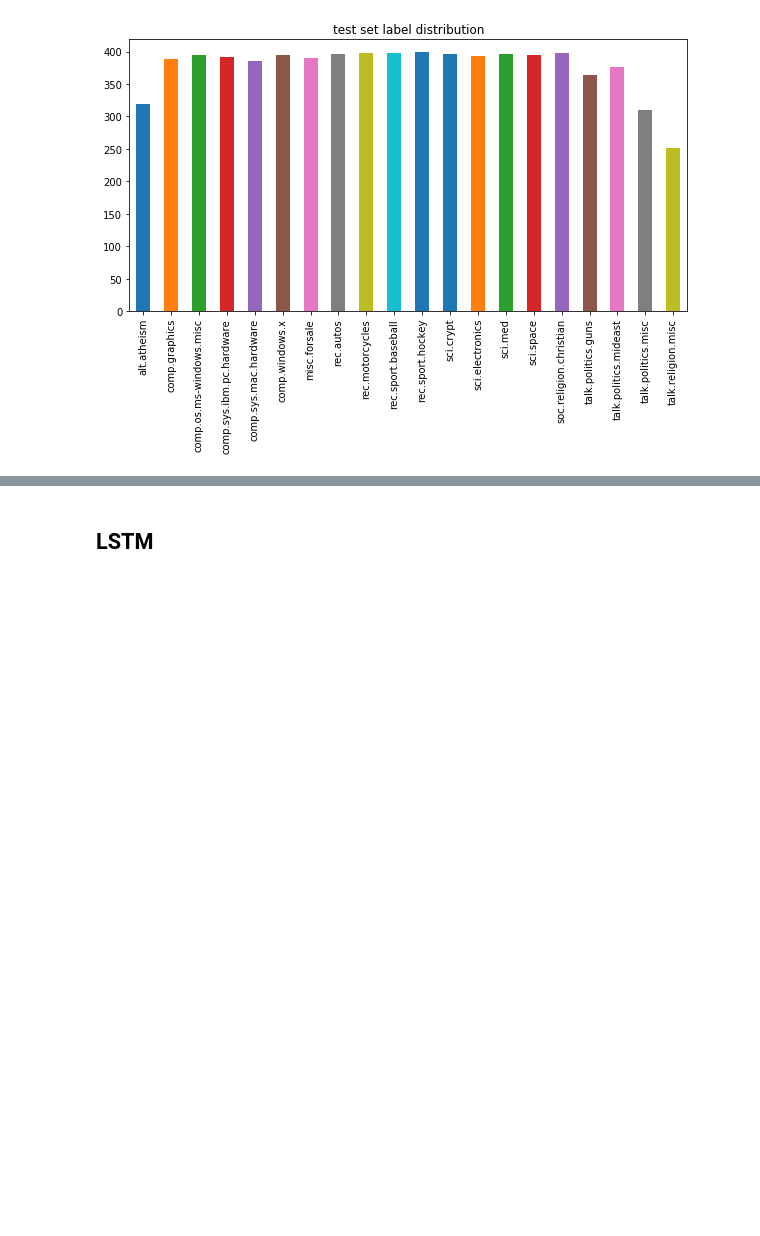
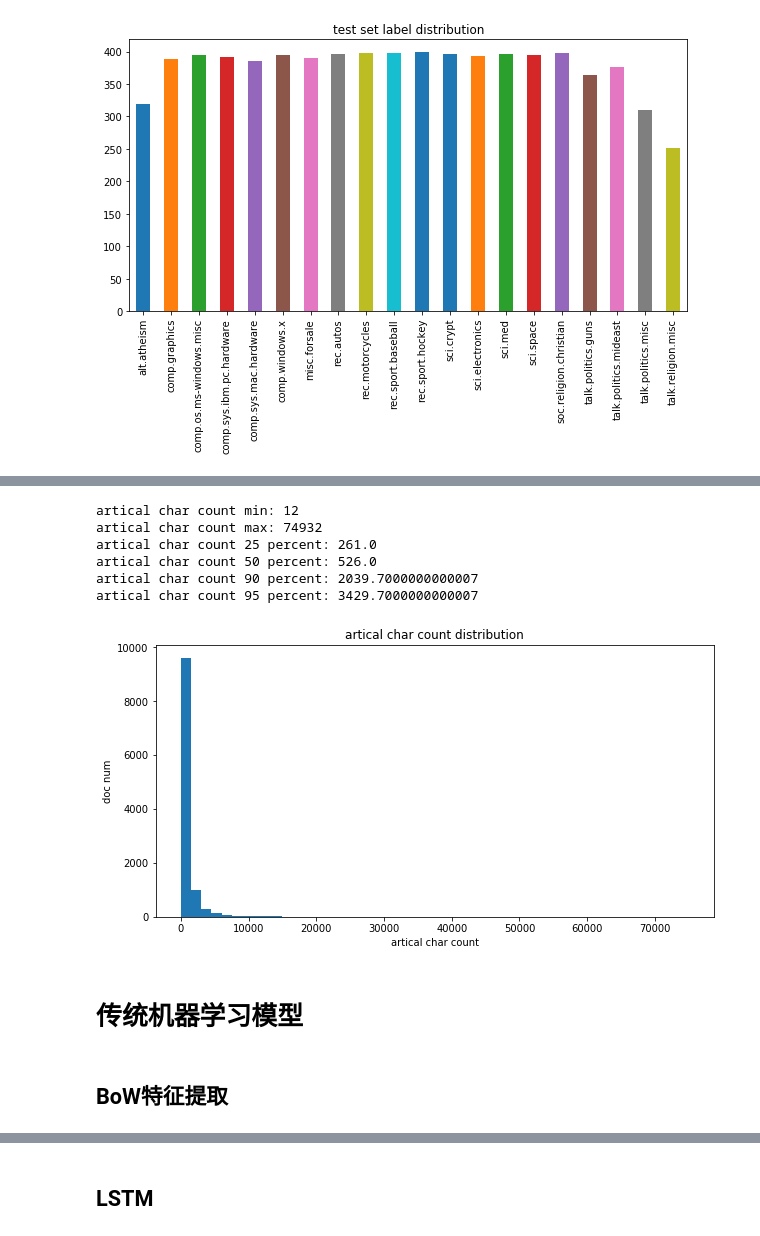
Before and after one commit to DanielHHP/mlnd_capstone, a Jupyter notebook: document_classification.ipynb, the cells around one changed output, grey strips where cells are left out. Drawn from its saved outputs; the diff is of its cells as text; code cells hidden in the pictures; blank space fills up the shorter version.

```diff
--- a/document_classification.ipynb
+++ b/document_classification.ipynb
@@ -342,0 +181,12 @@ Test set acc: 0.7809346787041954
+# %%
+describe_data('artical char count', doc_char_count)
+# %% [output]
+artical char count min: 12
+artical char count max: 74932
+artical char count 25 percent: 261.0
+artical char count 50 percent: 526.0
+artical char count 90 percent: 2039.7000000000007
+artical char count 95 percent: 3429.7000000000007
+[figure, added]
+# %% [markdown]
+# 传统机器学习模型
@@ -342,0 +196,2 @@ Test set acc: 0.7809346787041954
+# %% [markdown]
+## BoW特征提取
```
Also changed, not shown: parts of 137 cells of this notebook, 7 other files.
